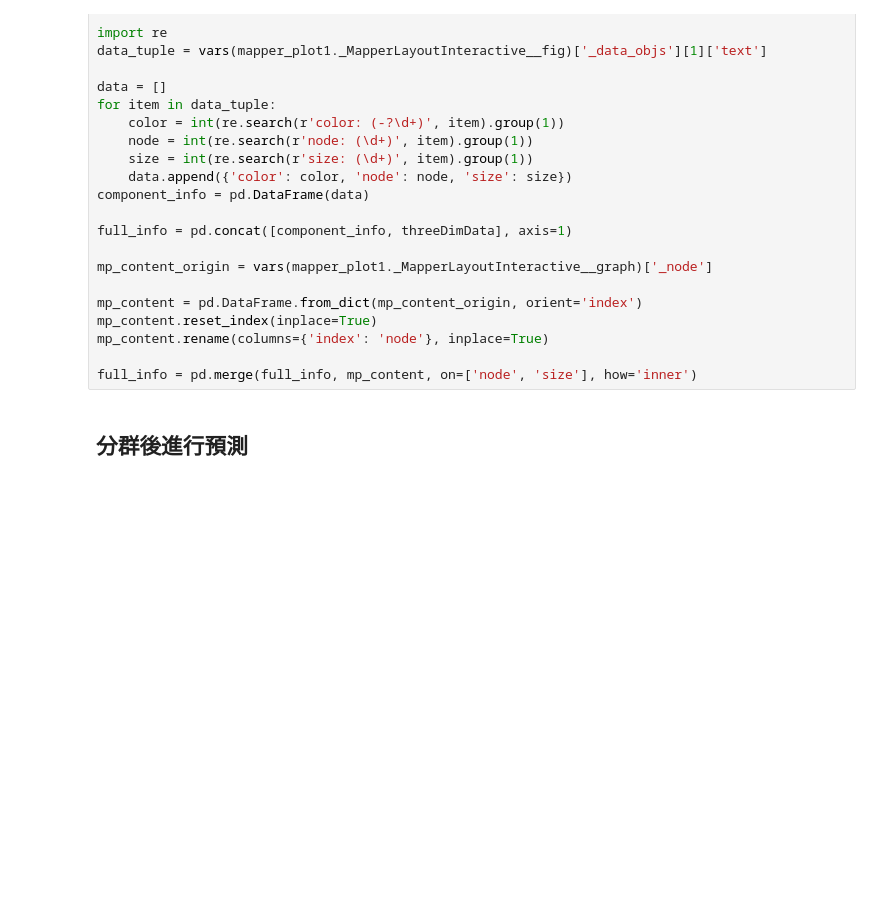
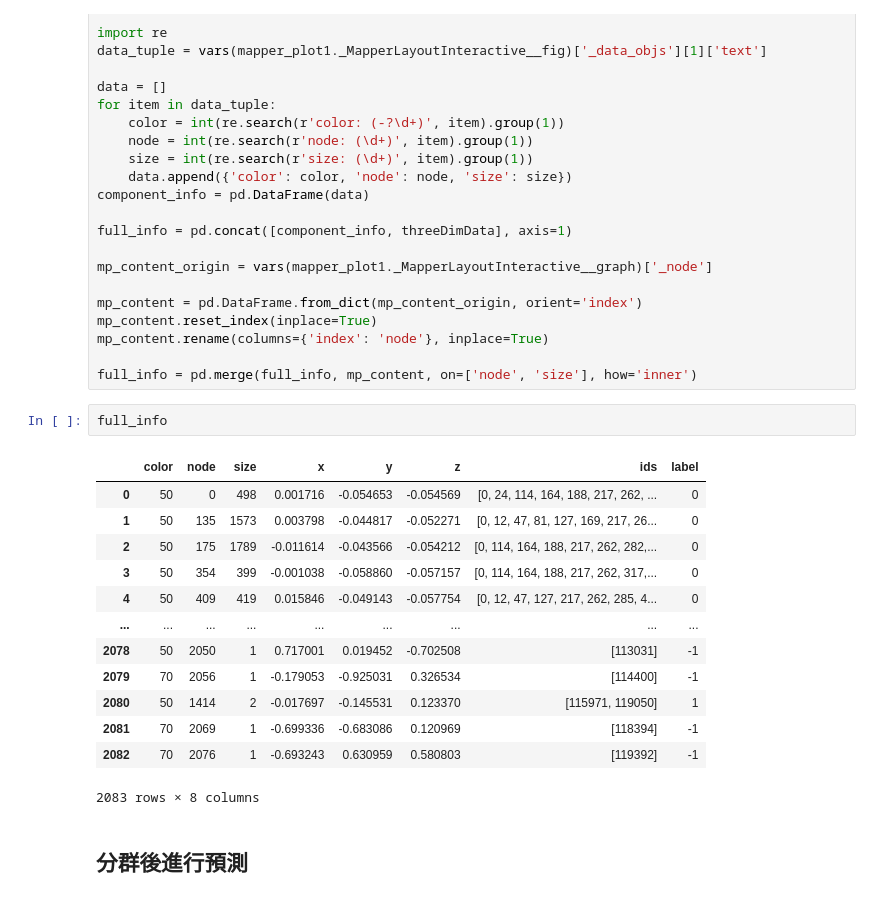
Before and after one commit to kennywang112/TrafficTDApython, a Jupyter notebook: 道路分析_模型比較.ipynb, the cells around one changed output. Drawn from its saved outputs; the diff is of its cells as text; blank space fills up the shorter version.

```diff
--- a/道路分析_模型比較.ipynb
+++ b/道路分析_模型比較.ipynb
@@ -143,6 +143,22 @@ mp_content.reset_index(inplace=True)
 mp_content.rename(columns={'index': 'node'}, inplace=True)
 
 full_info = pd.merge(full_info, mp_content, on=['node', 'size'], how='inner')
+# %%
+full_info
+# %% [output]
+|  | color | node | size | x | y | z | ids | label |
+| 0 | 50 | 0 | 498 | 0.001716 | -0.054653 | -0.054569 | [0, 24, 114, 164, 188, 217, 262, ... | 0 |
+| 1 | 50 | 135 | 1573 | 0.003798 | -0.044817 | -0.052271 | [0, 12, 47, 81, 127, 169, 217, 26... | 0 |
+| 2 | 50 | 175 | 1789 | -0.011614 | -0.043566 | -0.054212 | [0, 114, 164, 188, 217, 262, 282,... | 0 |
+| 3 | 50 | 354 | 399 | -0.001038 | -0.058860 | -0.057157 | [0, 114, 164, 188, 217, 262, 317,... | 0 |
+| 4 | 50 | 409 | 419 | 0.015846 | -0.049143 | -0.057754 | [0, 12, 47, 127, 217, 262, 285, 4... | 0 |
+| ... | ... | ... | ... | ... | ... | ... | ... | ... |
+| 2078 | 50 | 2050 | 1 | 0.717001 | 0.019452 | -0.702508 | [113031] | -1 |
+| 2079 | 70 | 2056 | 1 | -0.179053 | -0.925031 | 0.326534 | [114400] | -1 |
+| 2080 | 50 | 1414 | 2 | -0.017697 | -0.145531 | 0.123370 | [115971, 119050] | 1 |
+| 2081 | 70 | 2069 | 1 | -0.699336 | -0.683086 | 0.120969 | [118394] | -1 |
+| 2082 | 70 | 2076 | 1 | -0.693243 | 0.630959 | 0.580803 | [119392] | -1 |
+2083 rows × 8 columns
 # %% [markdown]
 ## 分群後進行預測
 # %%
```
Also changed, not shown: parts of 29 cells of this notebook, 4 other files.
